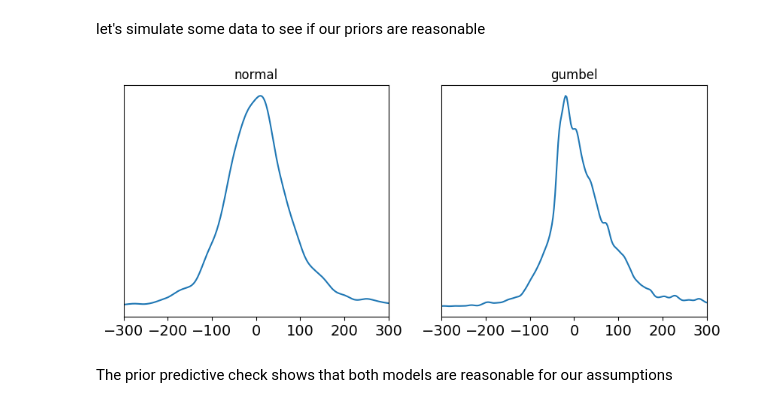
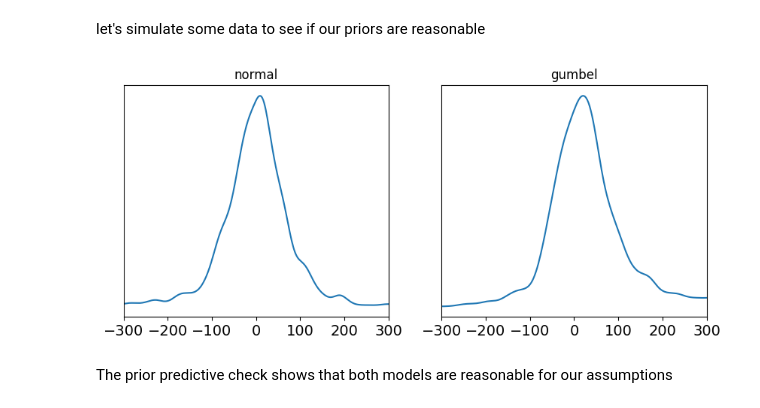
Before and after one commit to MostafaEissa/bayesian-model-for-airport-delays, a Jupyter notebook: notebooks/02.building-model.ipynb, the cells around one changed output. Saved outputs shown, nothing was run; the diff lists cells and outputs as text; code cells hidden in the pictures.

Commit message:
Fix bug in prior predictive check

```diff
--- a/notebooks/02.building-model.ipynb
+++ b/notebooks/02.building-model.ipynb
@@ -104,10 +104,12 @@ def model2(delay_obs=None):
     numpyro.sample("delay", dist.Gumbel(mu, beta), obs=delay_obs)
 # %%
 def sample(model, rng_key_):
+    rng_key_, rng_key__ = random.split(rng_key_)
     kernel = NUTS(model)
     sampler = MCMC(kernel, num_chains=4, num_warmup=500, num_samples=1000)
     sampler.run(rng_key_)
-    return az.from_numpyro(sampler)
+    prior_predictive_samples = Predictive(model, num_samples=1000)(rng_key_)
+    return az.from_numpyro(sampler, prior=prior_predictive_samples)
 # %%
 rng_key, rng_key_ = random.split(rng_key)
 inf_data_model1 = sample(model1, rng_key_)
@@ -117,16 +119,16 @@ inf_data_model2 = sample(model2, rng_key_)
 # %%
 fig, axes = plt.subplots(1, 2, figsize=(10,4))
 
-prior_predictives = {"normal": inf_data_model1.posterior['delay'].data, "gumbel": inf_data_model2.posterior['delay'].data }
+prior_predictives = {"normal": inf_data_model1.prior['delay'].data, "gumbel": inf_data_model2.prior['delay'].data }
 
 for i, (label, prior_predictive) in enumerate(prior_predictives.items()):
 
     data = prior_predictive.flatten()
     az.plot_dist(data, ax=axes[i])
     axes[i].set_yticks([])
     axes[i].set_xlim(-300, 300)
     axes[i].set_title(label)
 # %% [output]
-[figure, old version]
+[figure, new version]
 # %% [markdown]
 The prior predictive check shows that both models are reasonable for our assumptions
```
Also changed, not shown: parts of 1 cell of this notebook.
